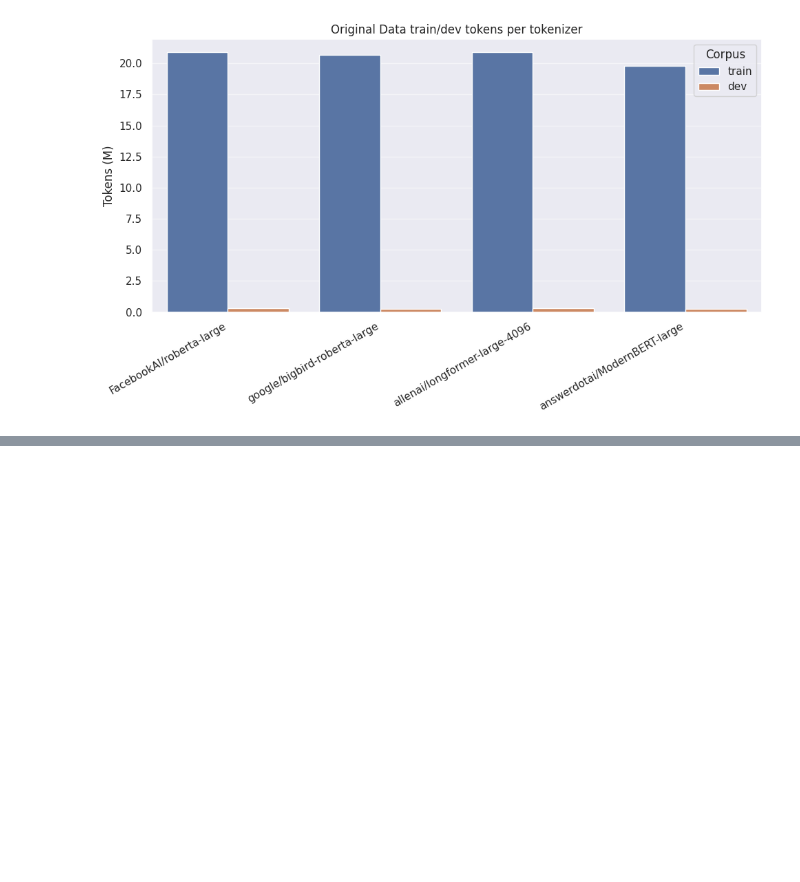
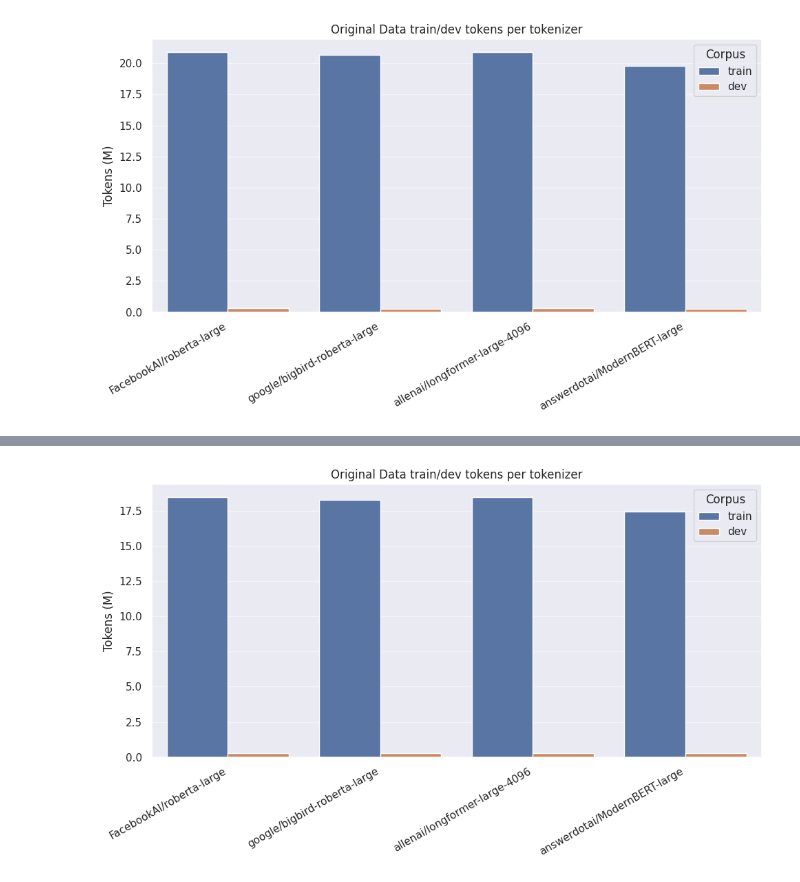
Before and after one commit to racia/knowledge-conflicts, a Jupyter notebook: data/dataset_attn.ipynb, the cells around one changed output, grey strips where cells are left out. Saved outputs shown, nothing was run; the diff lists cells and outputs as text; code cells hidden in the pictures; blank space fills up the shorter version.

Commit message:
data & final experimental design

```diff
--- a/data/dataset_attn.ipynb
+++ b/data/dataset_attn.ipynb
@@ -113,0 +162,32 @@ df_val.to_csv(os.path.join(ORIGINAL_SAVE_DIR, 'dev.csv'), index=False)
+# %%
+rows = []
+for model, train_dev in corpus_sizes.items():
+    for train_or_dev, num_tokens in train_dev.items():
+        rows.append({
+            "Model": model,
+            "Corpus": train_or_dev,
+            "Tokens (M)": num_tokens / 1_000_000
+        })
+
+df_vis = pd.DataFrame(rows)
+sns.set_theme()
+
+plt.figure(figsize=(10, 6))
+sns.barplot(
+    data=df_vis,
+    x="Model",
+    y="Tokens (M)",
+    hue="Corpus"
+)
+
+plt.xticks(rotation=30, ha="right")
+plt.ylabel("Tokens (M)")
+plt.xlabel("")
+plt.title("Original Data train/dev tokens per tokenizer")
+
+plt.gca().yaxis.set_major_formatter(lambda x, _: f"{x:.1f}")
+
+plt.tight_layout()
+plt.show()
+# %% [output]
+[figure, added]
```
Also changed, not shown: parts of 5 cells of this notebook, 5 other files.
